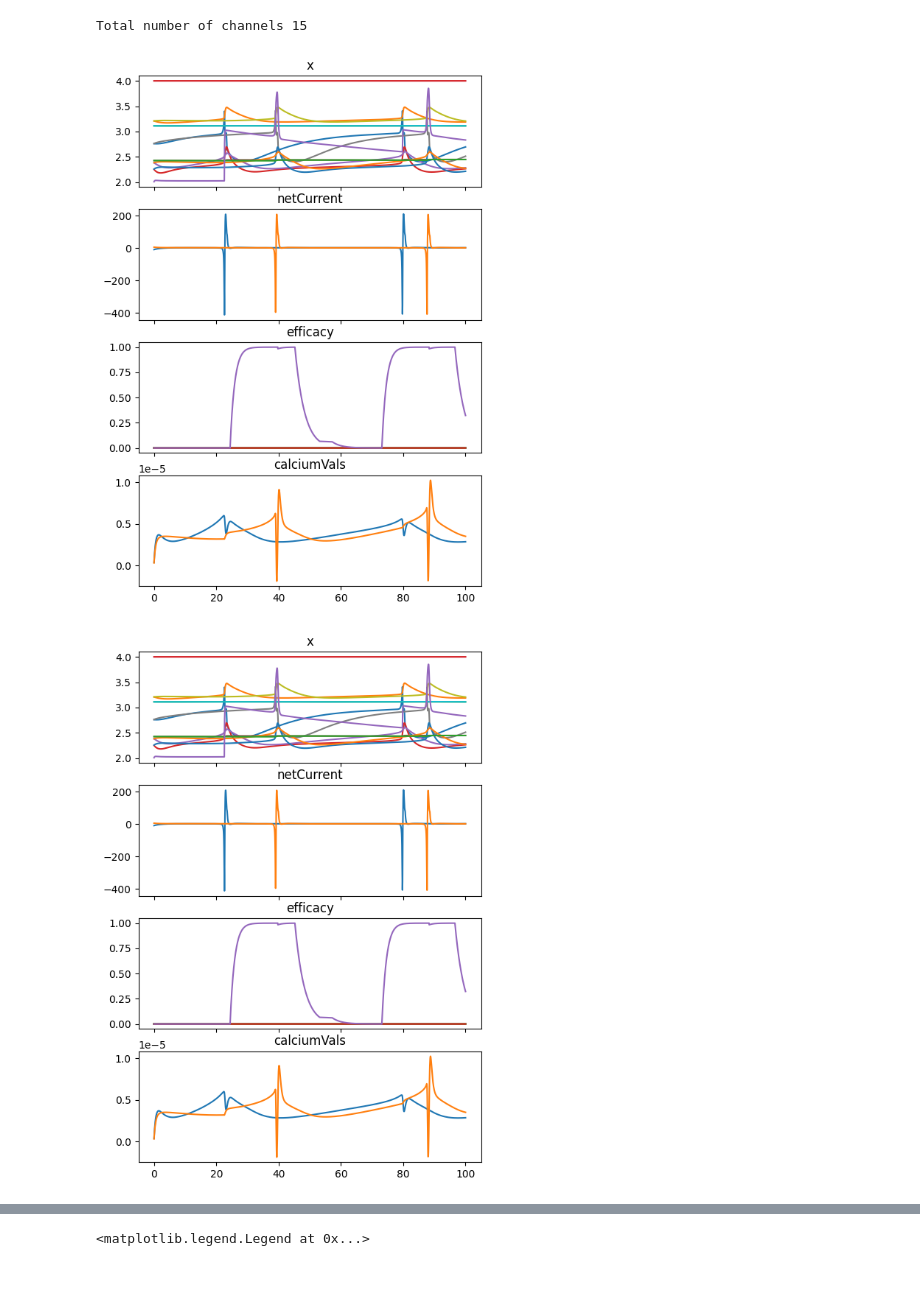
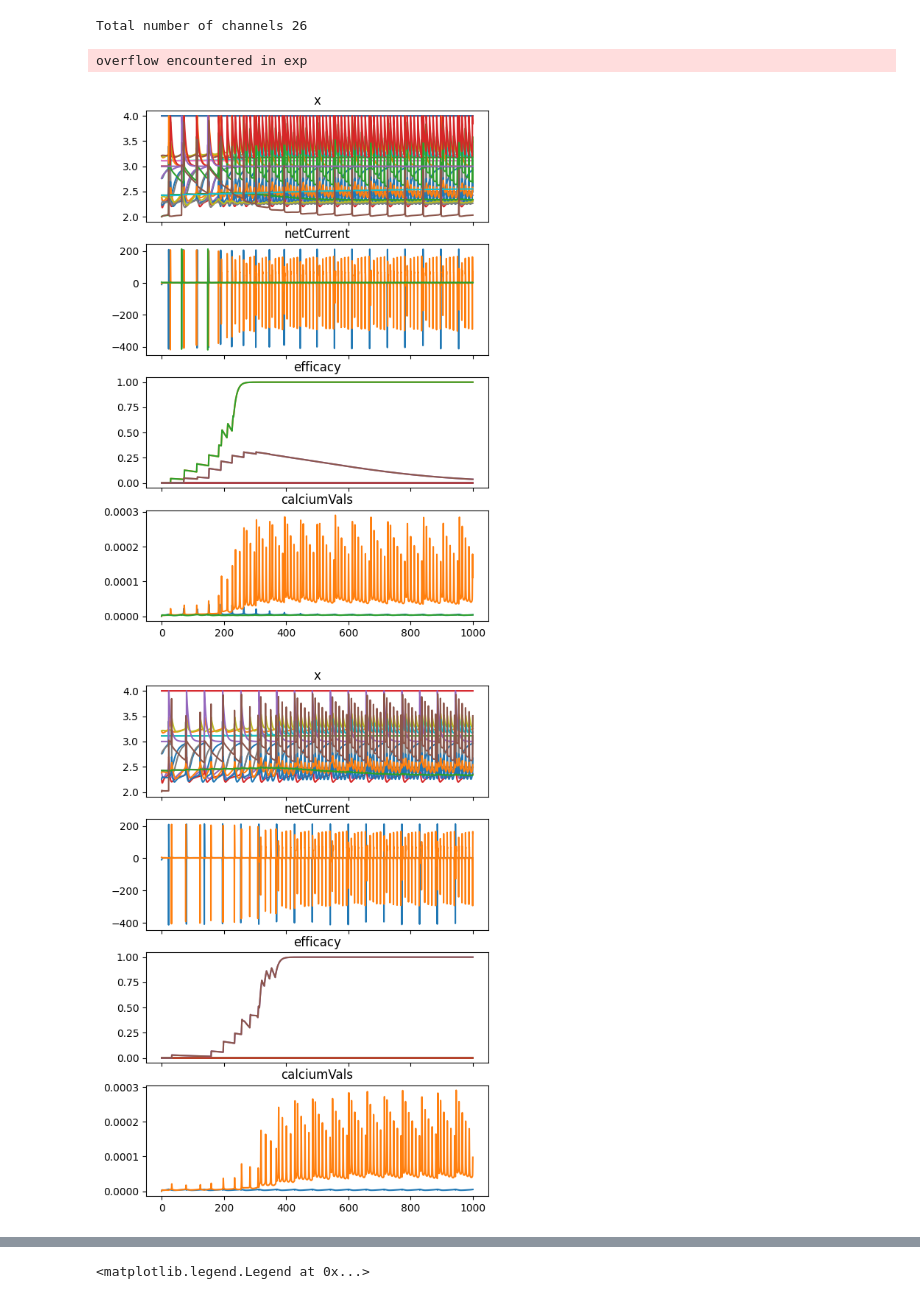
Before and after one commit to cathalmc/CBLTP_NeuroSim, a Jupyter notebook: graphCreator.ipynb, the cells around one changed output, grey strips where cells are left out. Drawn from its saved outputs; the diff is of its cells as text; code cells hidden in the pictures.

```diff
--- a/graphCreator.ipynb
+++ b/graphCreator.ipynb
@@ -29,9 +29,9 @@ STNDendriteInfo = []
 STNNeurons = [Neuron(i,"STN","excitatory",AISchannels=STNchannels,AISbias=STNbias) for i in range(nNeurons)]
 neuronDict = {"STN":STNNeurons}
 baseConductance = 0.02
-synapses = {"exc":[#genAMPA(TS,baseConductance,conductanceGain=2,thetaP = 0.5e-5,thetaD=0.4e-5),
-                        genNMDA(TS,10*baseConductance,conductanceGain=0),],
-                "inh":[genGABA(TS,0.2,conductanceGain=3,thetaP = 0.5e-5,thetaD=0.4e-5)]}
+synapses = {"exc":[genAMPA(TS,0.6*baseConductance,conductanceGain=1,thetaP = 2e-5,thetaD=1e-5,gammaP=0.1,gammaD=0.01,rate=0.01),
+                        genNMDA_Ca(TS,5*baseConductance,conductanceGain=1,thetaP = 2e-5,thetaD=1e-5,gammaP=0.1,gammaD=0.01,rate=0.01),],
+                "inh":[genGABA(TS,0.2,conductanceGain=1,thetaP = 2e-5,thetaD=1e-5,gammaP=0.1,gammaD=0.01,rate=0.01)]}
 
 synapseData = []
 for key, val in gStore.G.edges.items():
@@ -51,26 +51,27 @@ synapseDict = {"all":synapseData}
 simData,connectionToChannelMap = genSimData(neuronDict,{},synapseDict,TS)
 print(f"Total number of channels {simData['nChannels']}")
 # %% [output]
-Total number of channels 15
+Total number of channels 26
 # %%
 stimInfoSpikes = {}
 syns = [i for i,n in enumerate(simData["name"]) if n == "AMPAR"] #"AMPAR" #GABA
 #stimSynapse(stimInfoSpikes,syns,50,100,TS)
 
-runTime = 100
+runTime = 1000
 stimInfoCurrents = {}
 # stimBiasCurrent(stimInfoCurrents,segmentsToStim=[0],currentValue=3.0,startTime=100,stopTime=115,TS=TS)
 
 simDataPy = deepcopy(simData)
 simDataPy["debugRecording"] = np.zeros_like(simDataPy["current"])
-data = solveSystemStandard(simDataPy,TS,runTime,stimInfoSpikes,stimInfoCurrents,vectorized=False,
+data = solveSystemStandard(simDataPy,TS,runTime,stimInfoSpikes,stimInfoCurrents,vectorized=True,
                            recordingKeys = ["voltages","calciumVals","netCurrent","x","debugRecording","CaChannelCurrent","efficacy"])
 
 keysToPlot = ["x","netCurrent","efficacy","calciumVals","time"]
 standardPlot({key:data[key] for key in keysToPlot})
 #plt.plot(data["time"],data["debugRecording"][:,synapsesToStim])
 # %% [output]
+overflow encountered in exp
-[figure, old version]
+[figure, new version]
 # %%
 simDataPy2 = deepcopy(simData)
 simDataPy2["debugRecording"] = np.zeros_like(simDataPy["current"])
@@ -79,7 +80,7 @@ data2 = solveSystemStandard(simDataPy2,TS,runTime,stimInfoSpikes,stimInfoCurrent
 
 standardPlot({key:data2[key] for key in keysToPlot})
 # %% [output]
-[figure, old version]
+[figure, new version]
 # %%
 plt.plot(data2["calciumVals"][:,1])
 # %% [output]
```
Also changed, not shown: parts of 6 cells of this notebook, 1 other file.
